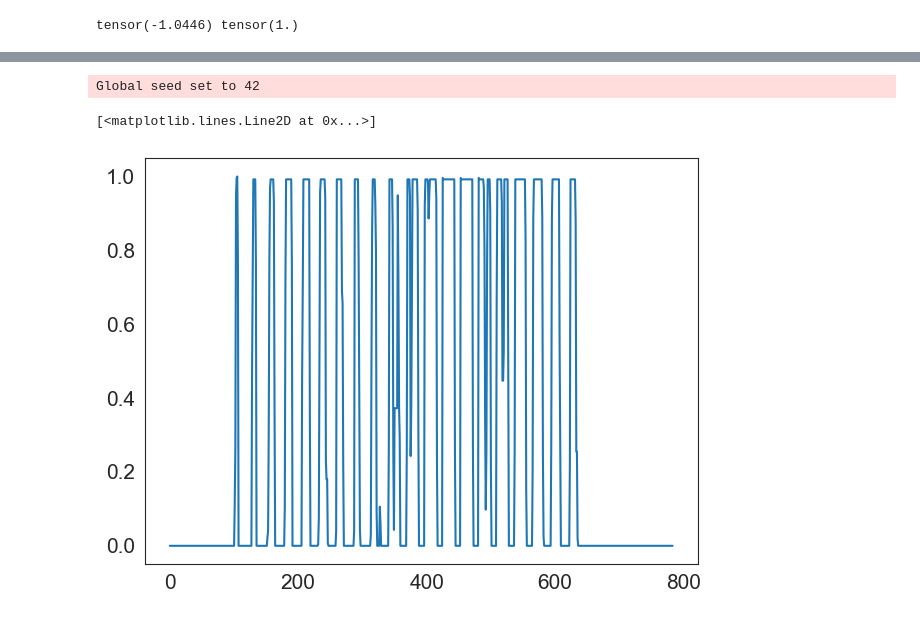
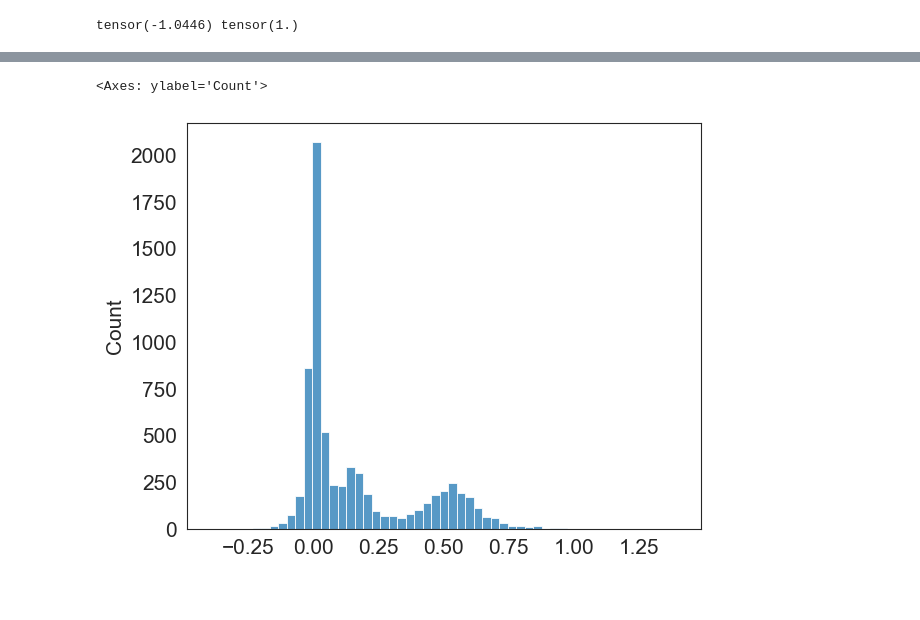
Before and after one commit to tree1111/CDRL, a Jupyter notebook: notebooks/Inspect Trained Models.ipynb, the cells around one changed output, grey strips where cells are left out. Drawn from its saved outputs; the diff is of its cells as text; code cells hidden in the pictures.

```diff
--- a/notebooks/Inspect Trained Models.ipynb
+++ b/notebooks/Inspect Trained Models.ipynb
@@ -632,26 +538,5 @@ tensor(nan, grad_fn=<MaxBackward1>) tensor(nan, grad_fn=<MinBackward1>)
-# %%
-from torchvision.datasets import MNIST
-from torchvision import transforms
-import pytorch_lightning as pl
-# Convert images from 0-1 to 0-255 (integers)
-def discretize(sample):
-    return (sample * 255).to(torch.int32)
-
-# Transformations applied on each image => make them a tensor and discretize
-transform = transforms.Compose([transforms.ToTensor(),
-                                # discretize
-                               ])
-
-# Loading the training dataset. We need to split it into a training and validation part
-train_dataset = MNIST(root='/Users/adam2392/pytorch_data/', train=True,
-                      transform=transform,
-                      download=True)
-pl.seed_everything(42)
-train_set, val_set = torch.utils.data.random_split(train_dataset, [50000, 10000])
-# %% [output]
-Global seed set to 42
-# %%
-plt.plot(train_set[0][0].flatten())
-# %% [output]
-[<matplotlib.lines.Line2D at 0x...>]
-[figure, removed]
+# %%
+sns.histplot(obs_imgs.flatten())
+# %% [output]
+<Axes: ylabel='Count'>
+[figure, added]
```
Also changed, not shown: parts of 5 cells of this notebook, 4 other files.
